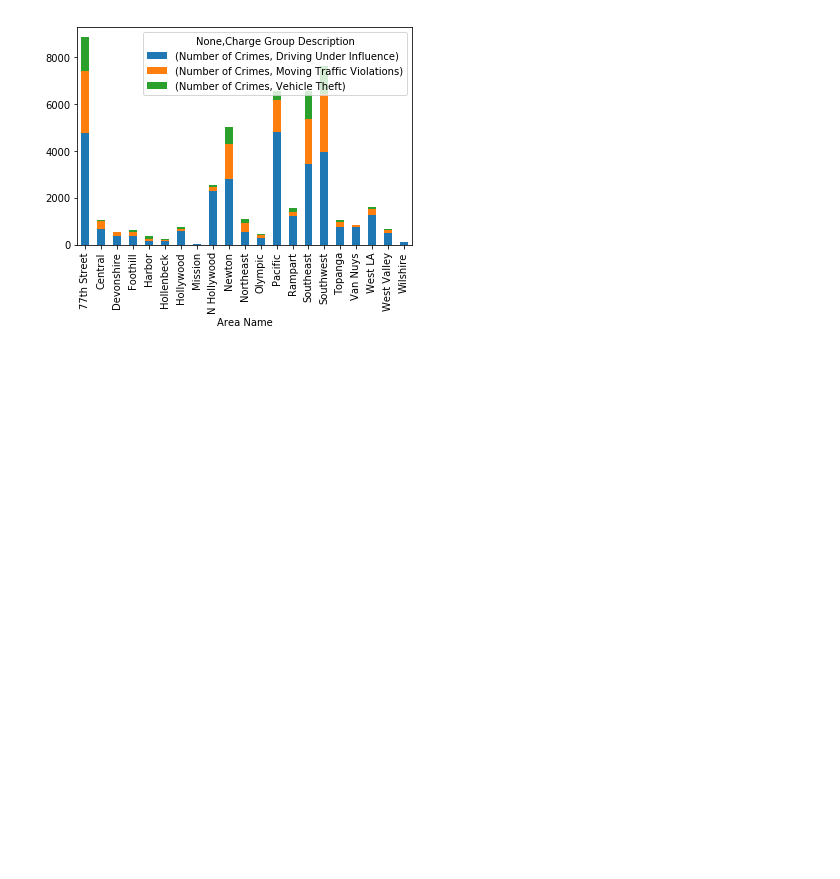
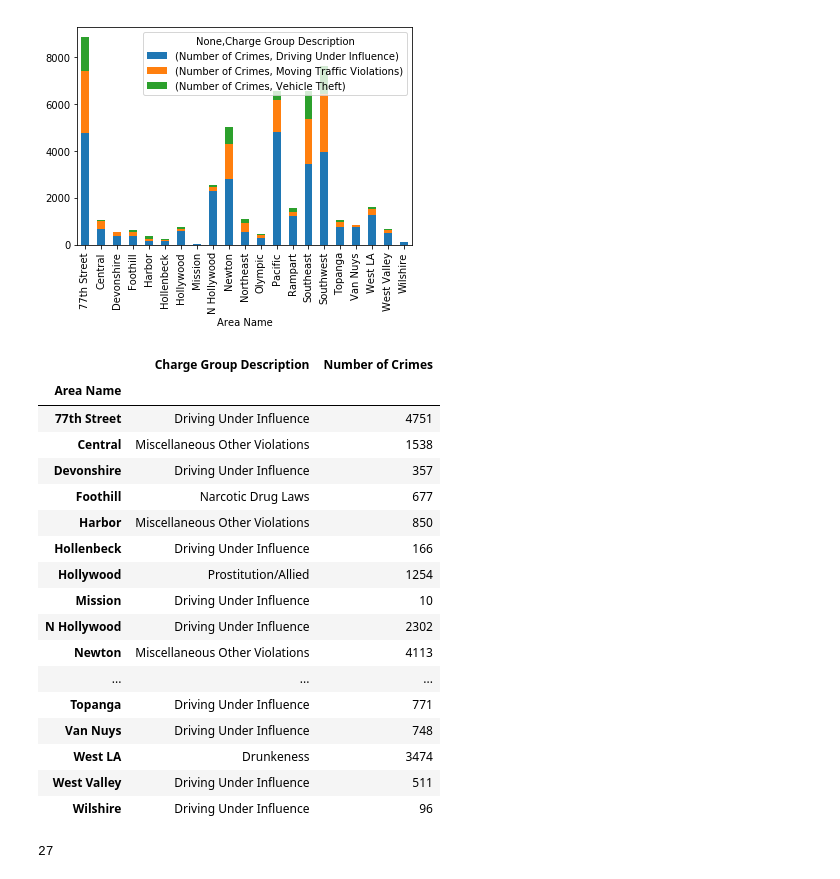
Before and after one commit to dshen90/Pandas_investigations_Inc_2, a Jupyter notebook: Crime_starter.ipynb, the cells around one changed output. Cells and saved outputs as stored; diff of their text form; code cells hidden in the pictures; blank space fills up the shorter version.

```diff
--- a/Crime_starter.ipynb
+++ b/Crime_starter.ipynb
@@ -174,3 +197,40 @@ bfc_locations_df.unstack().plot(kind='bar',stacked=True)
 # %% [output]
 <matplotlib.axes._subplots.AxesSubplot at 0x...>
 [figure]
+# %%
+tester=plot_df.reset_index(inplace=False)
+most_occurred_crime=tester.merge(tester.loc[tester.groupby('Area Name')['Number of Crimes'].idxmax(), ['Area Name', 'Charge Group Description']])
+most_occurred_crime=most_occurred_crime.set_index('Area Name')
+most_occurred_crime
+#most_occurred_crime.plot(kind='bar')
+# %% [output]
+|  | Charge Group Description | Number of Crimes |
+| Area Name |  |  |
+| 77th Street | Driving Under Influence | 4751 |
+| Central | Miscellaneous Other Violations | 1538 |
+| Devonshire | Driving Under Influence | 357 |
+| Foothill | Narcotic Drug Laws | 677 |
+| Harbor | Miscellaneous Other Violations | 850 |
+| Hollenbeck | Driving Under Influence | 166 |
+| Hollywood | Prostitution/Allied | 1254 |
+| Mission | Driving Under Influence | 10 |
+| N Hollywood | Driving Under Influence | 2302 |
+| Newton | Miscellaneous Other Violations | 4113 |
+| ... | ... | ... |
+| Topanga | Driving Under Influence | 771 |
+| Van Nuys | Driving Under Influence | 748 |
+| West LA | Drunkeness | 3474 |
+| West Valley | Driving Under Influence | 511 |
+| Wilshire | Driving Under Influence | 96 |
+# %%
+biggest_crime_in_district=df_area.groupby(["Charge Group Description"])["Area Name"].value_counts()
+bcid_df=pd.DataFrame(biggest_crime_in_district)
+bcid_df.columns=['Number of Crimes']
+top_crime_list=[]
+for crime in crimes:
+
+    crime_variable=bcid_df.loc[[(crime)]]
+    top_crime_list.append(crime_variable.iloc[[0]])
+tc_df = pd.concat(top_crime_list)
+# %% [output]
+27
```
Also changed, not shown: parts of 5 cells of this notebook.
